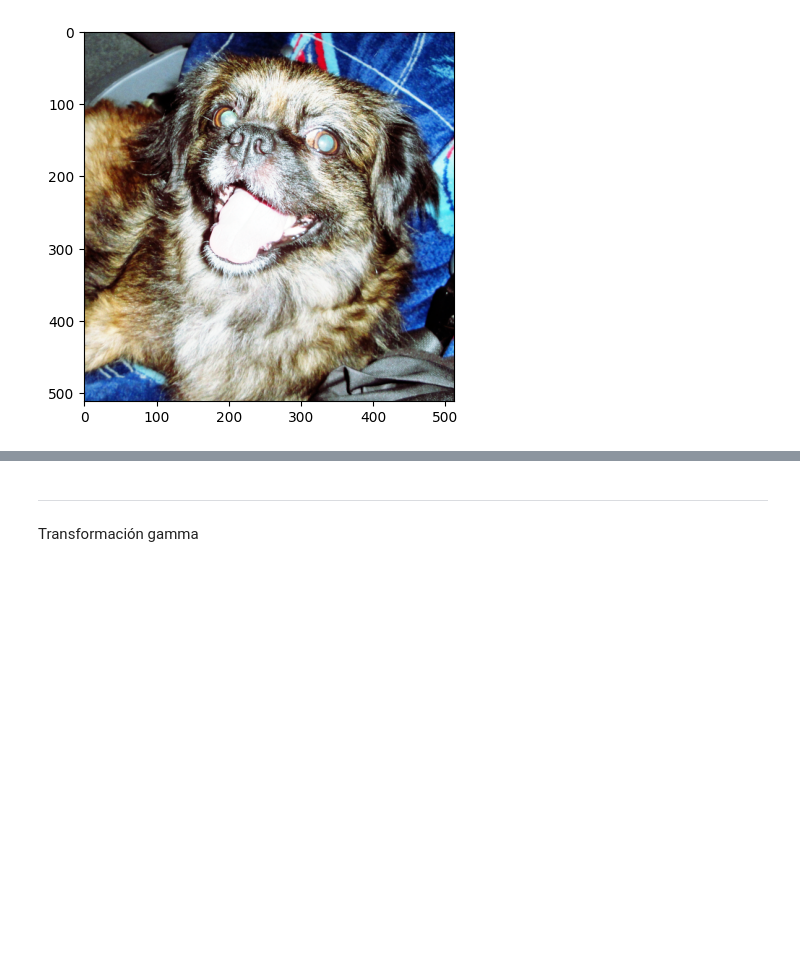
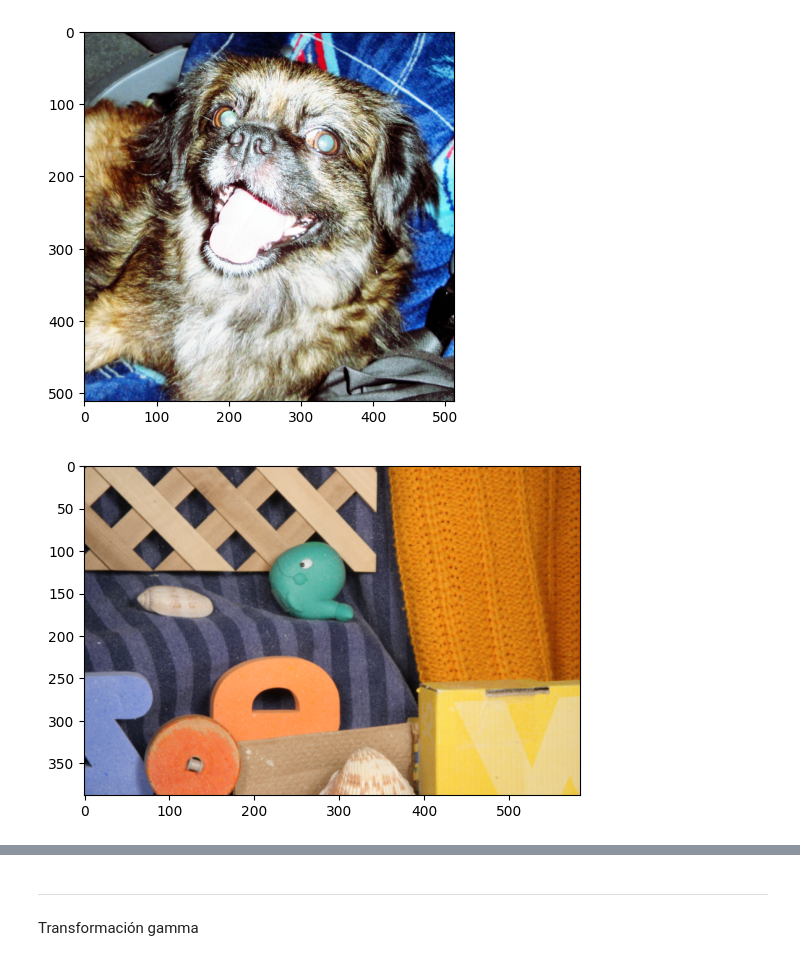
Before and after one commit to mikecr96/PDI-Ago-dic24, a Jupyter notebook: Semana VIII/eqHist.ipynb, the cells around one changed output, grey strips where cells are left out. Drawn from its saved outputs; the diff is of its cells as text; code cells hidden in the pictures; blank space fills up the shorter version.

```diff
--- a/Semana VIII/eqHist.ipynb
+++ b/Semana VIII/eqHist.ipynb
@@ -90,3 +92,10 @@ plt.imshow(chicky_color_eq)
 plt.show()
 # %% [output]
 [figure]
+# %%
+ballena = cv.imread("/Users/miguelcamargorojas/Documents/UP/PDI-Ago-dic24/images/rubberwhale1.png")[:, :, ::-1]
+# %%
+plt.imshow(ballena)
+plt.show()
+# %% [output]
+[figure, added]
```
Also changed, not shown: parts of 28 cells of this notebook.
